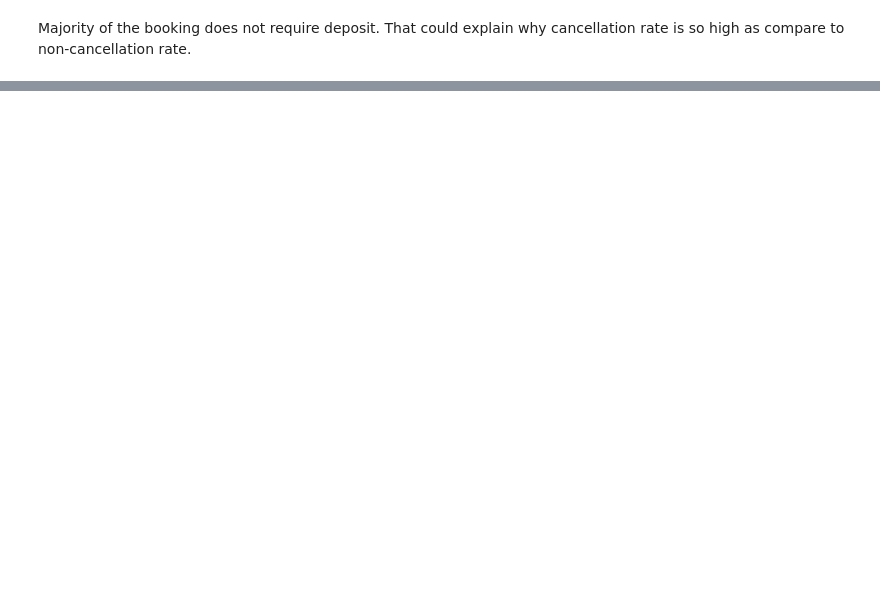
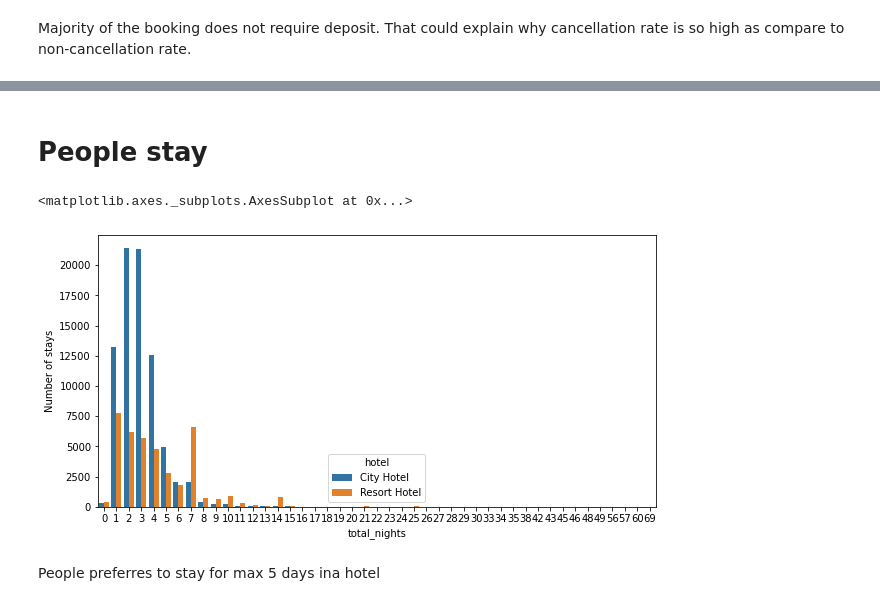
Before and after one commit to sanjayrawat2468/Hotel-Booking-Analysis, a Jupyter notebook: Copy_of_Hotel_Booking_Analysis_Capstone_Project.ipynb, the cells around one changed output, grey strips where cells are left out. Cells and saved outputs as stored; diff of their text form; code cells hidden in the pictures; blank space fills up the shorter version.

```diff
--- a/Copy_of_Hotel_Booking_Analysis_Capstone_Project.ipynb
+++ b/Copy_of_Hotel_Booking_Analysis_Capstone_Project.ipynb
@@ -321,0 +422,16 @@ Majority of the booking does not require deposit. That could explain why cancell
+# %% [markdown]
+# **People stay**
+# %%
+df_clean['total_nights'] = df_clean['stays_in_weekend_nights'] + df_clean['stays_in_week_nights']
+# %%
+stay = df_clean.groupby(['total_nights', 'hotel']).agg('count').reset_index()
+stay = stay.iloc[:, :3]
+stay = stay.rename(columns={'is_canceled':'Number of stays'})
+# %%
+plt.figure(figsize = (10,5))
+sns.barplot(x = 'total_nights', y = 'Number of stays',data= stay,hue='hotel')
+# %% [output]
+<matplotlib.axes._subplots.AxesSubplot at 0x...>
+[figure, added]
+# %% [markdown]
+People preferres to stay for max 5 days ina hotel
```
Also changed, not shown: parts of 36 cells of this notebook.
